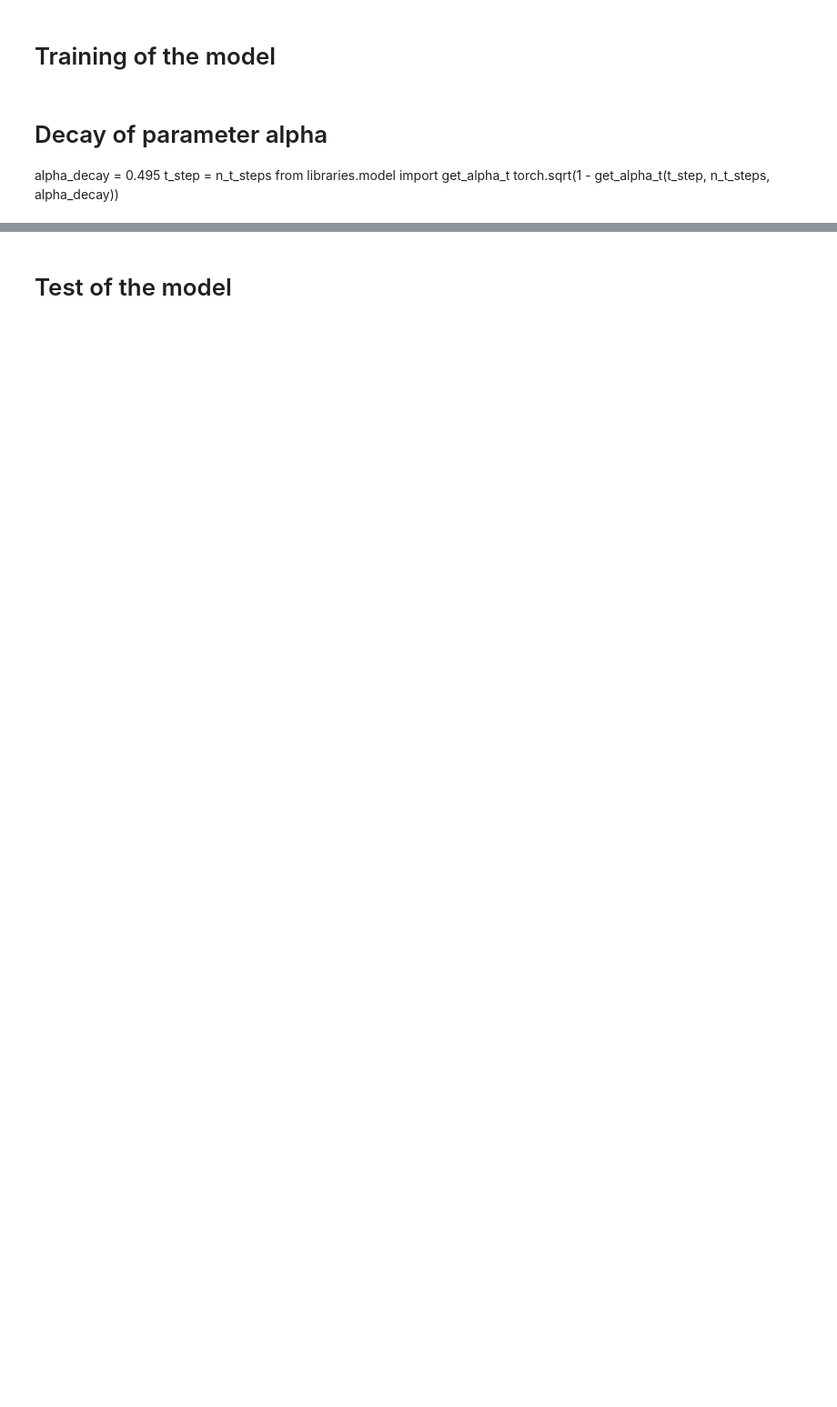
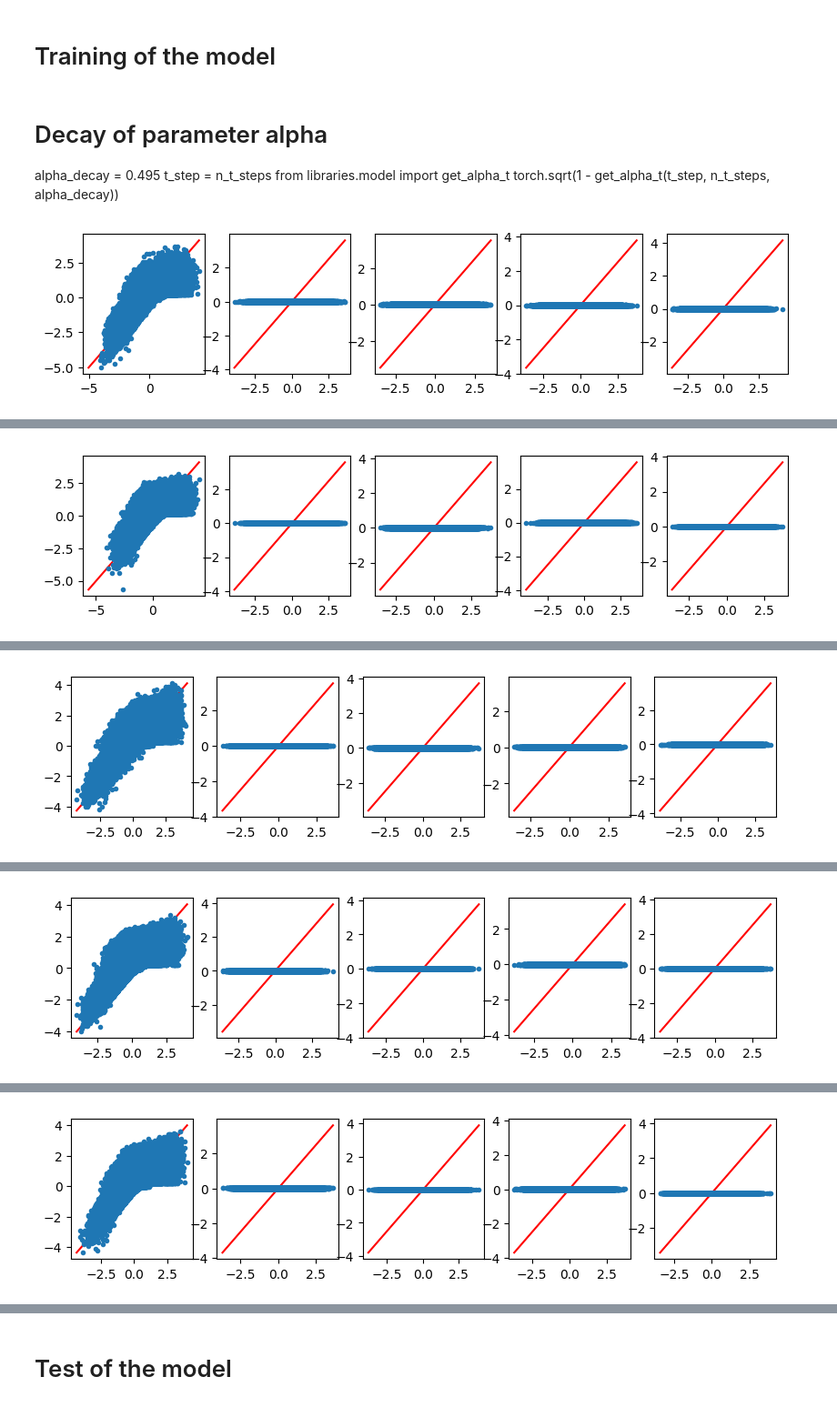
Before and after one commit to CibranLopez/GenerativeModels, a Jupyter notebook: model-training.ipynb, the cells around one changed output, grey strips where cells are left out. Shown at 91% size. Cells and saved outputs as stored; diff of their text form; code cells hidden in the pictures; blank space fills up the shorter version.

```diff
--- a/model-training.ipynb
+++ b/model-training.ipynb
@@ -54,7 +54,7 @@ target_folder
 # %%
 # Machine-learning parameters
 n_epochs      = 2000
-batch_size    = 128
+batch_size    = 64
 learning_rate = 0.0001
 patience      = n_epochs
 delta         = 0.2
@@ -146,8 +146,8 @@ target_factor = dataset_parameters['target_std'] / dataset_parameters['scale']
 # %% [markdown]
 Split in train, validation and test sets.
 # %%
-train_ratio = 0.9
-test_ratio  = 0.05
+train_ratio = 0.98
+test_ratio  = 0.01
 
 # Check if data has been already split, else do it randomly
 path_to_train_labels = f'{target_folder}/train_labels.txt'
@@ -381,7 +381,7 @@ for epoch in range(n_epochs):
             e_batch_t.edge_attr *= torch.sqrt(1 - alpha_t)
 
             # Randomly sample batches to store data
-            if batch_idx < sampling_ratio * len(train_loader):
+            if batch_idx < np.ceil(sampling_ratio * len(train_loader)):
                 for key, idx in zip(node_attributes_list, [None, 0, 1, 2, 3]):
                     append_to_dict(ground_truth, key,      e_batch_t.edge_attr if idx is None else      e_batch_t.x[:, idx])
                     append_to_dict(prediction,   key, pred_epsilon_t.edge_attr if idx is None else pred_epsilon_t.x[:, idx])
@@ -417,30 +417,32 @@ for epoch in range(n_epochs):
             ground_truth_item = np.concatenate(ground_truth[item])
             prediction_item   = np.concatenate(prediction[item])
 
             stack = np.concatenate([ground_truth_item, prediction_item])
 
             _min_ = np.min(stack)
             _max_ = np.max(stack)
 
             ax[idx].plot([_min_, _max_], [_min_, _max_], '-r')
             ax[idx].plot(ground_truth_item, prediction_item, '.')
         plt.show()
 
         # Compute the average train loss over n_t_steps
         node_loss_cum /= (n_t_steps * len(train_loader))
         edge_loss_cum /= (n_t_steps * len(train_loader))
 
         # Append average losses
         node_train_losses.append(node_loss_cum)
         edge_train_losses.append(edge_loss_cum)
 
         # Check early stopping criteria
         node_early_stopping(node_loss_cum.sum(), node_model)
         edge_early_stopping(edge_loss_cum,       edge_model)
 
         if node_early_stopping.early_stop and edge_early_stopping.early_stop:
             print('Early stopping')
             break
 
         print_node_loss = ' '.join([f'{node_loss:.4f}' for node_loss in node_loss_cum])
         print(f'Epoch: {epoch+1}, edge loss: {edge_loss_cum:.4f}, node loss: {print_node_loss}')
+# %% [output]
+[figure, added]
@@ -446,0 +450 @@ for epoch in range(n_epochs):
+[figure, added]
@@ -446,0 +452 @@ for epoch in range(n_epochs):
+[figure, added]
@@ -446,0 +454 @@ for epoch in range(n_epochs):
+[figure, added]
@@ -446,0 +456 @@ for epoch in range(n_epochs):
+[figure, added]
```
Also changed, not shown: parts of 9 cells of this notebook, 1 other file.
